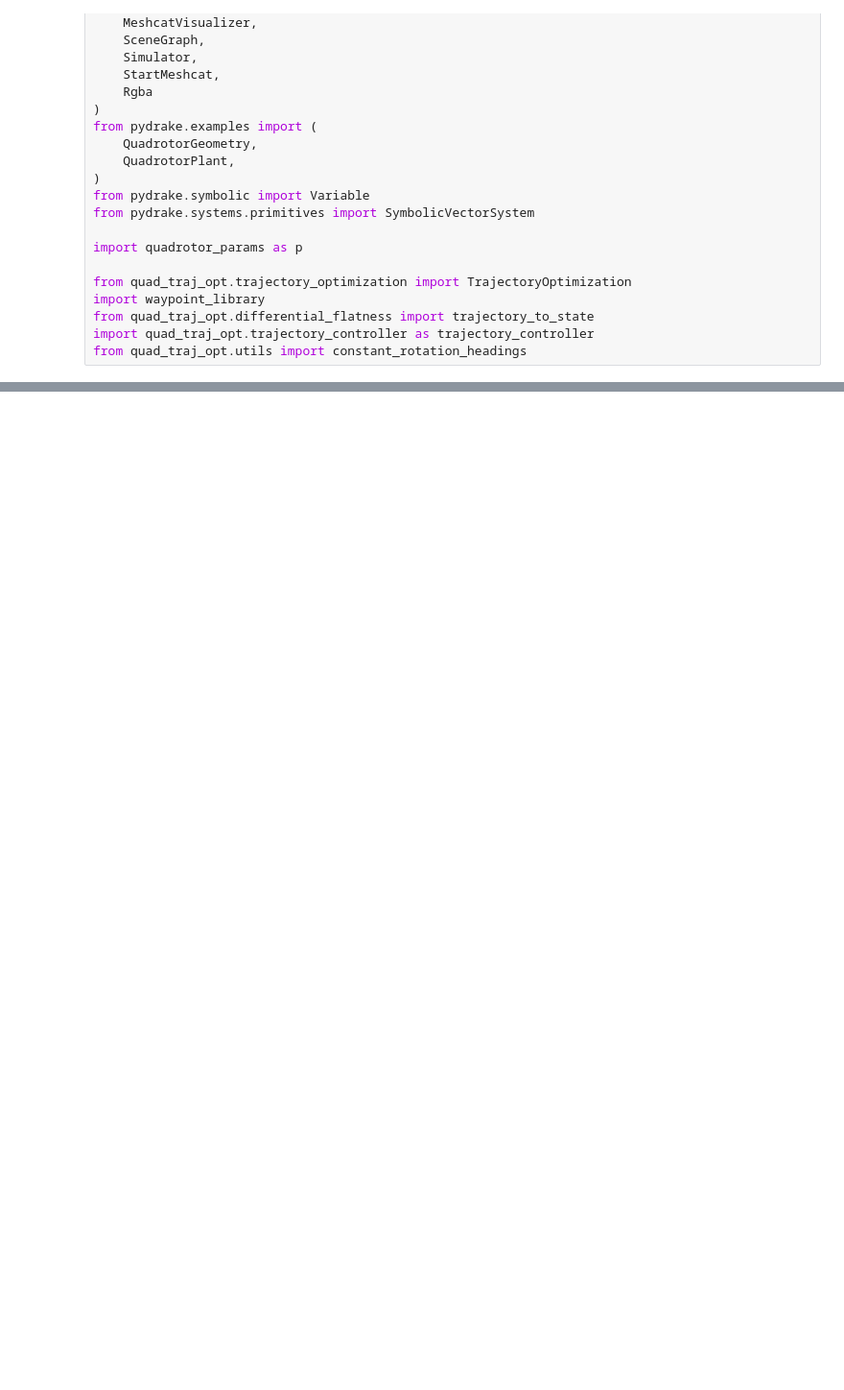
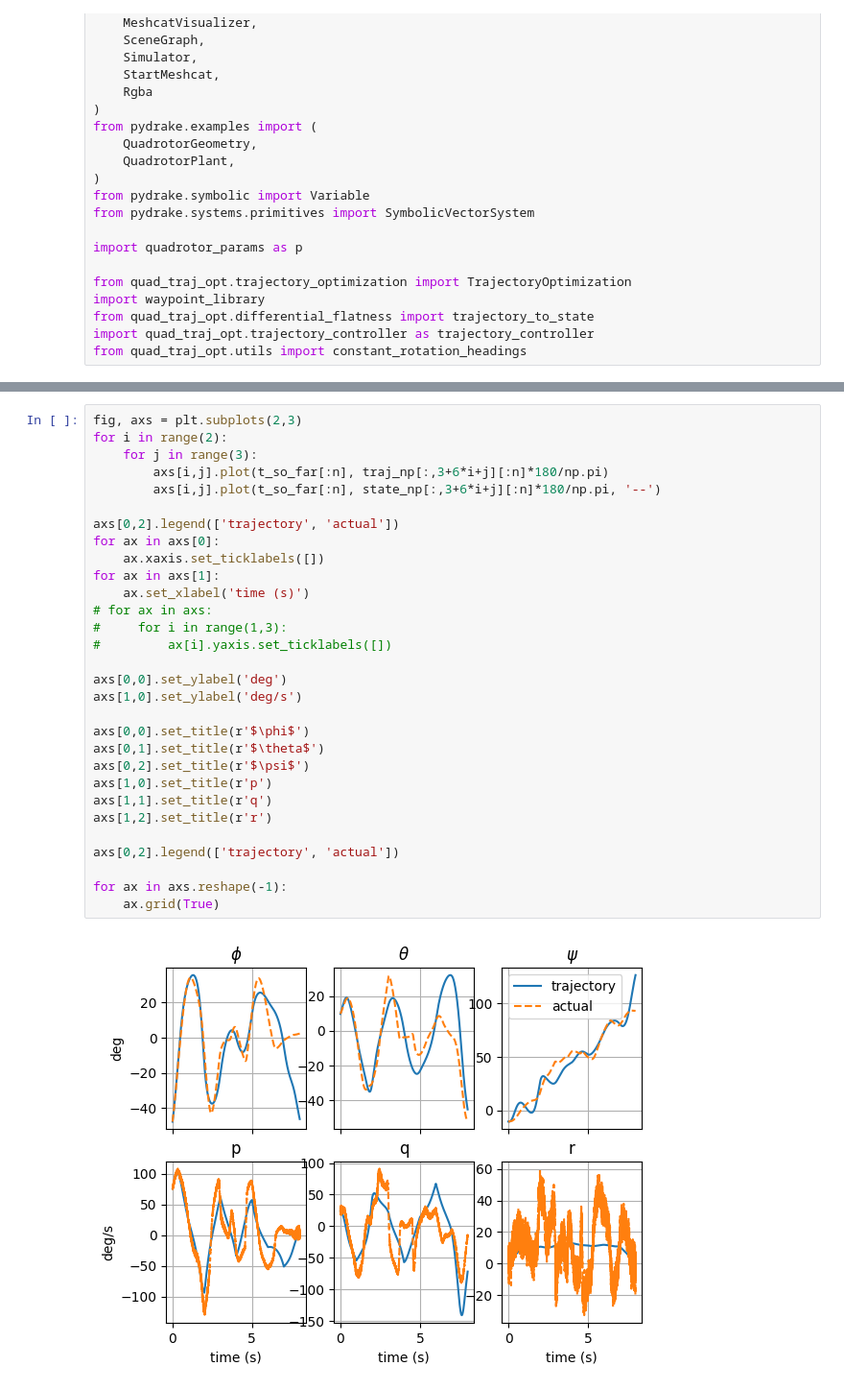
Before and after one commit to mbpeterson70/quadrotor_trajectory_optimization, a Jupyter notebook: demos/quadrotor_controller.ipynb, the cells around one changed output, grey strips where cells are left out. Shown: that part at 96% size. Cells and saved outputs as stored; diff of their text form; blank space fills up the shorter version.

```diff
--- a/demos/quadrotor_controller.ipynb
+++ b/demos/quadrotor_controller.ipynb
@@ -148,0 +146,32 @@ axs[1].grid(True)
+# %%
+fig, axs = plt.subplots(2,3)
+for i in range(2):
+    for j in range(3):
+        axs[i,j].plot(t_so_far[:n], traj_np[:,3+6*i+j][:n]*180/np.pi)
+        axs[i,j].plot(t_so_far[:n], state_np[:,3+6*i+j][:n]*180/np.pi, '--')
+
+axs[0,2].legend(['trajectory', 'actual'])
+for ax in axs[0]:
+    ax.xaxis.set_ticklabels([])
+for ax in axs[1]:
+    ax.set_xlabel('time (s)')
+# for ax in axs:
+#     for i in range(1,3):
+#         ax[i].yaxis.set_ticklabels([])
+
+axs[0,0].set_ylabel('deg')
+axs[1,0].set_ylabel('deg/s')
+
+axs[0,0].set_title(r'$\phi$')
+axs[0,1].set_title(r'$\theta$')
+axs[0,2].set_title(r'$\psi$')
+axs[1,0].set_title(r'p')
+axs[1,1].set_title(r'q')
+axs[1,2].set_title(r'r')
+
+axs[0,2].legend(['trajectory', 'actual'])
+
+for ax in axs.reshape(-1):
+    ax.grid(True)
+# %% [output]
+[figure, added]
```
Also changed, not shown: parts of 6 cells of this notebook.
